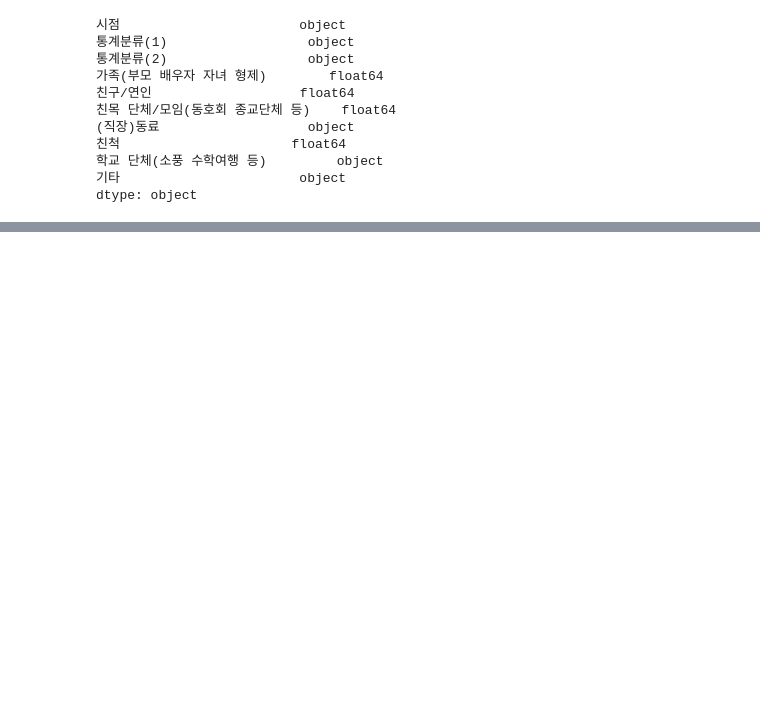
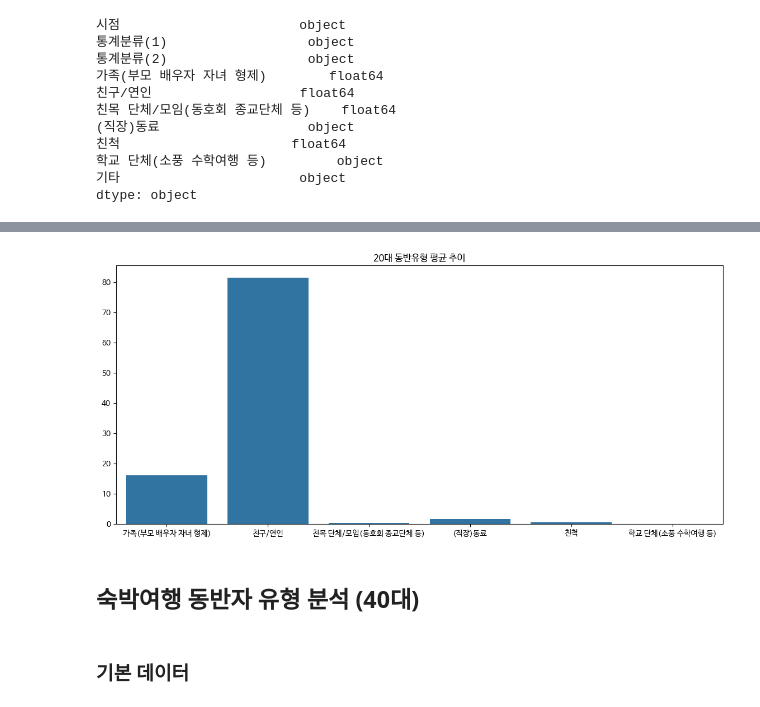
Before and after one commit to nohjuhyeon/AI_LKJ_hubs_fastapi, a Jupyter notebook: data_analysis/persona/sc_persona_result.ipynb, the cells around one changed output, grey strips where cells are left out. Drawn from its saved outputs; the diff is of its cells as text; code cells hidden in the pictures; blank space fills up the shorter version.

```diff
--- a/data_analysis/persona/sc_persona_result.ipynb
+++ b/data_analysis/persona/sc_persona_result.ipynb
@@ -141,0 +93,5 @@ plt.legend(title='수치')  # 범례 추가
+# %%
+df_twenty.replace("-", 0, inplace=True)
+df_twenty.iloc[:, 3:] = df_twenty.iloc[:, 3:].astype(float)
+df_twenty_value = df_twenty.groupby("통계분류(2)")[['가족(부모 배우자 자녀 형제)',"친구/연인","친목 단체/모임(동호회 종교단체 등)","(직장)동료","친척","학교 단체(소풍 수학여행 등)"]].sum()/4
+df_twenty_value
@@ -141,0 +106,14 @@ plt.legend(title='수치')  # 범례 추가
+# %%
+value_x_twenty = df_twenty_value.columns.to_list()
+value_y_twenty = df_twenty_value.iloc[0].tolist()
+
+plt.figure(figsize=(14, 6))
+sns.barplot(x=value_x_twenty, y=value_y_twenty)
+plt.title('20대 동반유형 평균 추이')
+plt.show()
+# %% [output]
+[figure, added]
+# %% [markdown]
+## 숙박여행 동반자 유형 분석 (40대)
+# %% [markdown]
+### 기본 데이터
```
Also changed, not shown: parts of 13 cells of this notebook.
